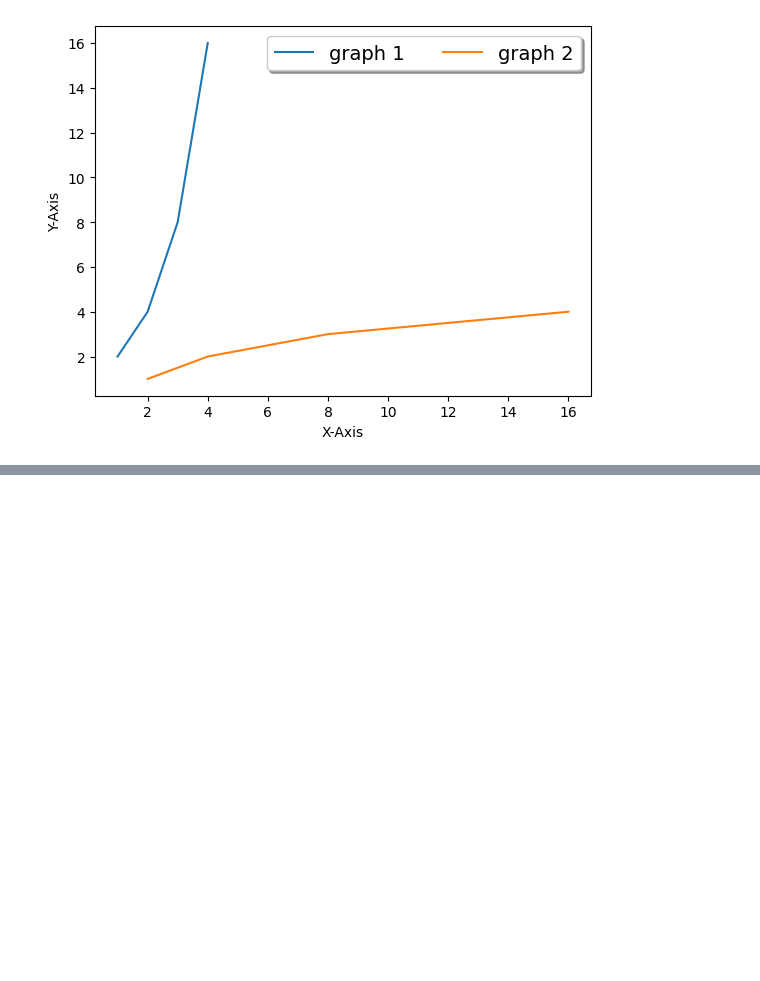
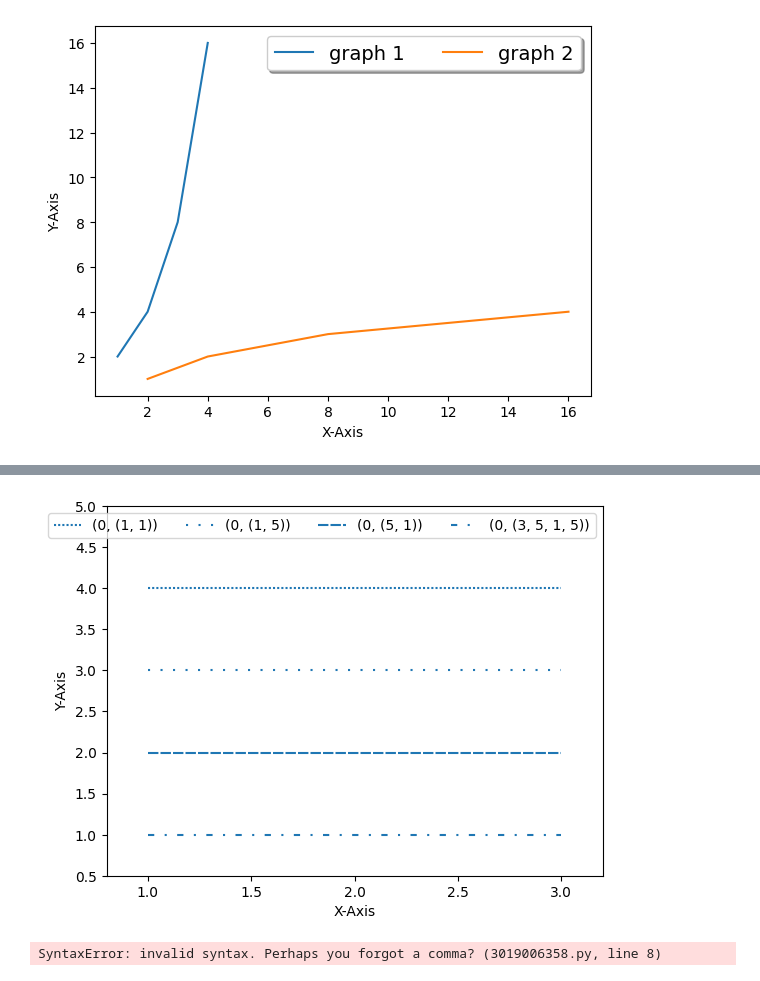
Before and after one commit to knachinen/ai_beginner, a Jupyter notebook: python/matplotlib.ipynb, the cells around one changed output, grey strips where cells are left out. Cells and saved outputs as stored; diff of their text form; code cells hidden in the pictures; blank space fills up the shorter version.

```diff
--- a/python/matplotlib.ipynb
+++ b/python/matplotlib.ipynb
@@ -175,0 +191,30 @@ plt.show()
+# %%
+plt.plot([1,2,3], [4,4,4], linestyle=(0, (1, 1)), color='C0', label='(0, (1, 1))')
+plt.plot([1,2,3], [3,3,3], linestyle=(0, (1, 5)), color='C0', label='(0, (1, 5))')
+plt.plot([1,2,3], [2,2,2], linestyle=(0, (5, 1)), color='C0', label='(0, (5, 1))')
+plt.plot([1,2,3], [1,1,1], linestyle=(0, (3, 5, 1, 5)), color='C0', label='(0, (3, 5, 1, 5))')
+
+plt.xlabel('X-Axis')
+plt.ylabel('Y-Axis')
+plt.axis([0.8, 3.2, 0.5, 5.0])
+plt.legend(loc='upper right', ncol=4)
+plt.show()
+# %% [output]
+[figure, added]
+# %%
+plt.plot([1,2,3], [4,4,4], linestyle='solid', linewidth=10,
+         solid_capstyle='butt', color='C0', label='solid+butt')
+plt.plot([1,2,3], [3,3,3], linestyle='solid', linewidth=10,
+         solid_capstyle='round', color='C0', label='solid+round')
+plt.plot([1,2,3], [2,2,2], linestyle='dashed', linewidth=10,
+         solid_capstyle='butt', color='C1', label='dashed+butt')
+plt.plot([1,2,3], [1,1,1], linestyle='dashed', linewidth=10,
+         solid_capstyle='round,' color='C0', label='dashed+round')
+
+plt.xlabel('X-Axis')
+plt.ylabel('Y-Axis')
+plt.axis([0.8, 3.2, 0.5, 5.0])
+plt.legend(loc='upper right', ncol=4)
+plt.show()
+# %% [output]
+SyntaxError: invalid syntax. Perhaps you forgot a comma? (3019006358.py, line 8)
```
Also changed, not shown: parts of 2 cells of this notebook.
